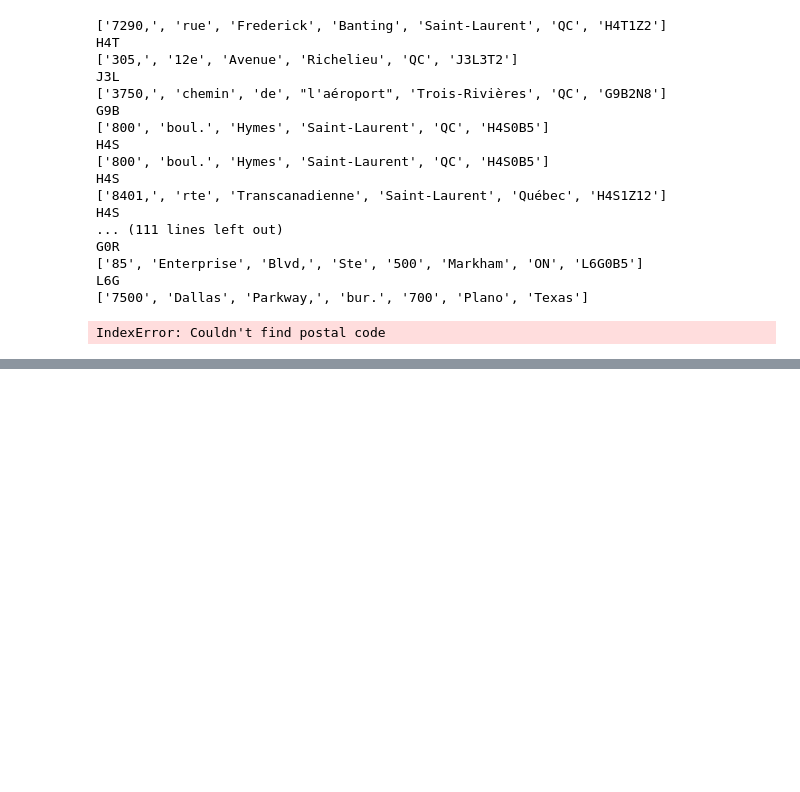
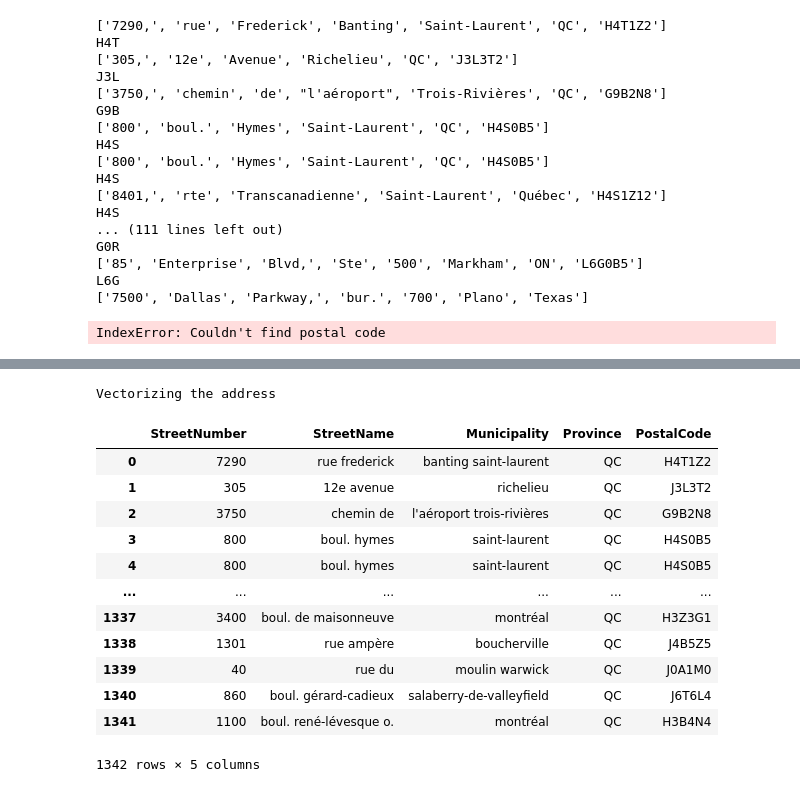
Before and after one commit to carlosfg97/Kurling4Kids, a Jupyter notebook: dataCleaningPDFextract.ipynb, the cells around one changed output, grey strips where cells are left out. Drawn from its saved outputs; the diff is of its cells as text; code cells hidden in the pictures; blank space fills up the shorter version.

```diff
--- a/dataCleaningPDFextract.ipynb
+++ b/dataCleaningPDFextract.ipynb
@@ -83,0 +93,2 @@ IndexError: Couldn't find postal code
+# %%
+address_parser = AddressParser(model_type="bpemb", device=0) #Device = 0 means set to GPU, needs google colab
@@ -83,0 +100,27 @@ IndexError: Couldn't find postal code
+# %%
+parsed_addresses = address_parser(dfOrg.ADDRESS)
+# %% [output]
+Vectorizing the address
+# %%
+fields = ['StreetNumber', 'StreetName', 'Municipality', 'Province', 'PostalCode']
+df_parsed_address = pd.DataFrame([parsed_address.to_dict(fields=fields) for parsed_address in parsed_addresses],
+                                         columns=fields)
+# %%
+df_parsed_address['Province'] = df_parsed_address['Province'].str.upper()
+df_parsed_address['PostalCode'] = df_parsed_address['PostalCode'].str.upper()
+# %%
+df_parsed_address
+# %% [output]
+|  | StreetNumber | StreetName | Municipality | Province | PostalCode |
+| 0 | 7290 | rue frederick | banting saint-laurent | QC | H4T1Z2 |
+| 1 | 305 | 12e avenue | richelieu | QC | J3L3T2 |
+| 2 | 3750 | chemin de | l'aéroport trois-rivières | QC | G9B2N8 |
+| 3 | 800 | boul. hymes | saint-laurent | QC | H4S0B5 |
+| 4 | 800 | boul. hymes | saint-laurent | QC | H4S0B5 |
+| ... | ... | ... | ... | ... | ... |
+| 1337 | 3400 | boul. de maisonneuve | montréal | QC | H3Z3G1 |
+| 1338 | 1301 | rue ampère | boucherville | QC | J4B5Z5 |
+| 1339 | 40 | rue du | moulin warwick | QC | J0A1M0 |
+| 1340 | 860 | boul. gérard-cadieux | salaberry-de-valleyfield | QC | J6T6L4 |
+| 1341 | 1100 | boul. rené-lévesque o. | montréal | QC | H3B4N4 |
+1342 rows × 5 columns
```
Also changed, not shown: parts of 27 cells of this notebook, 1 other file.
